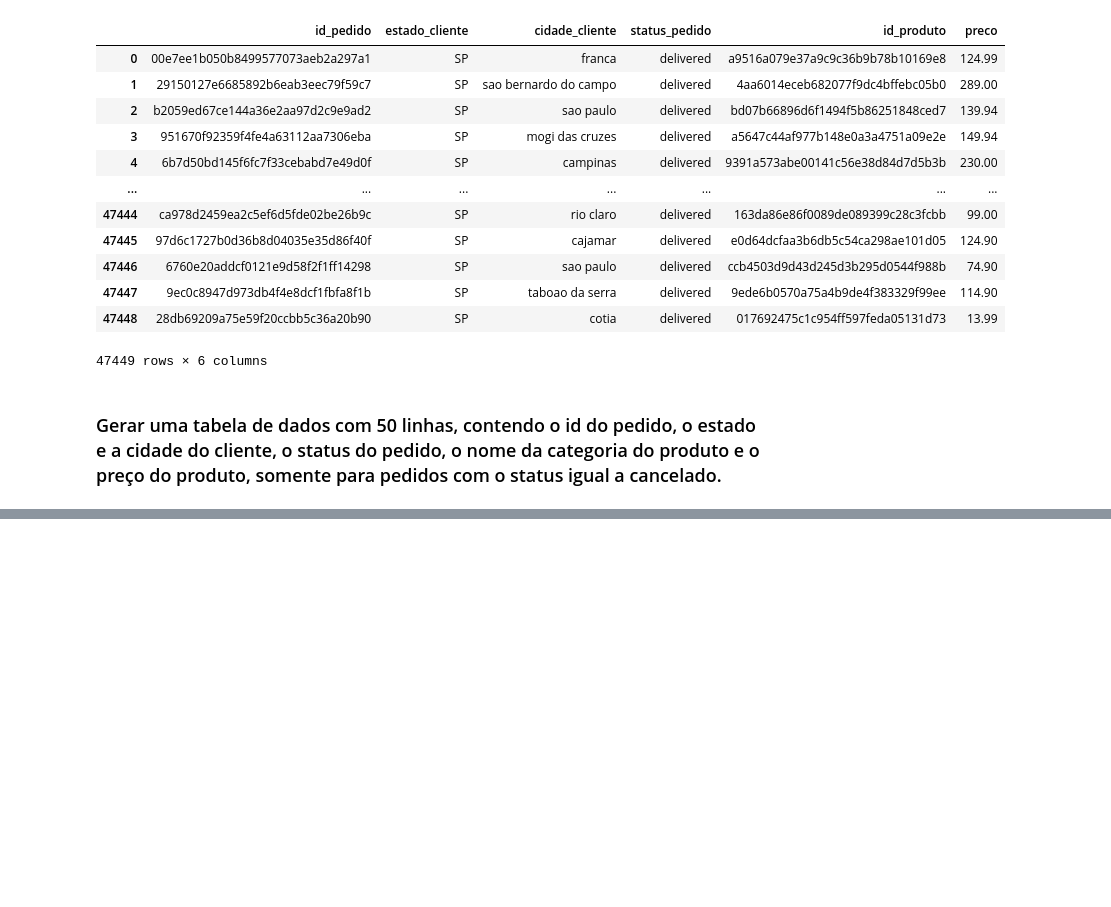
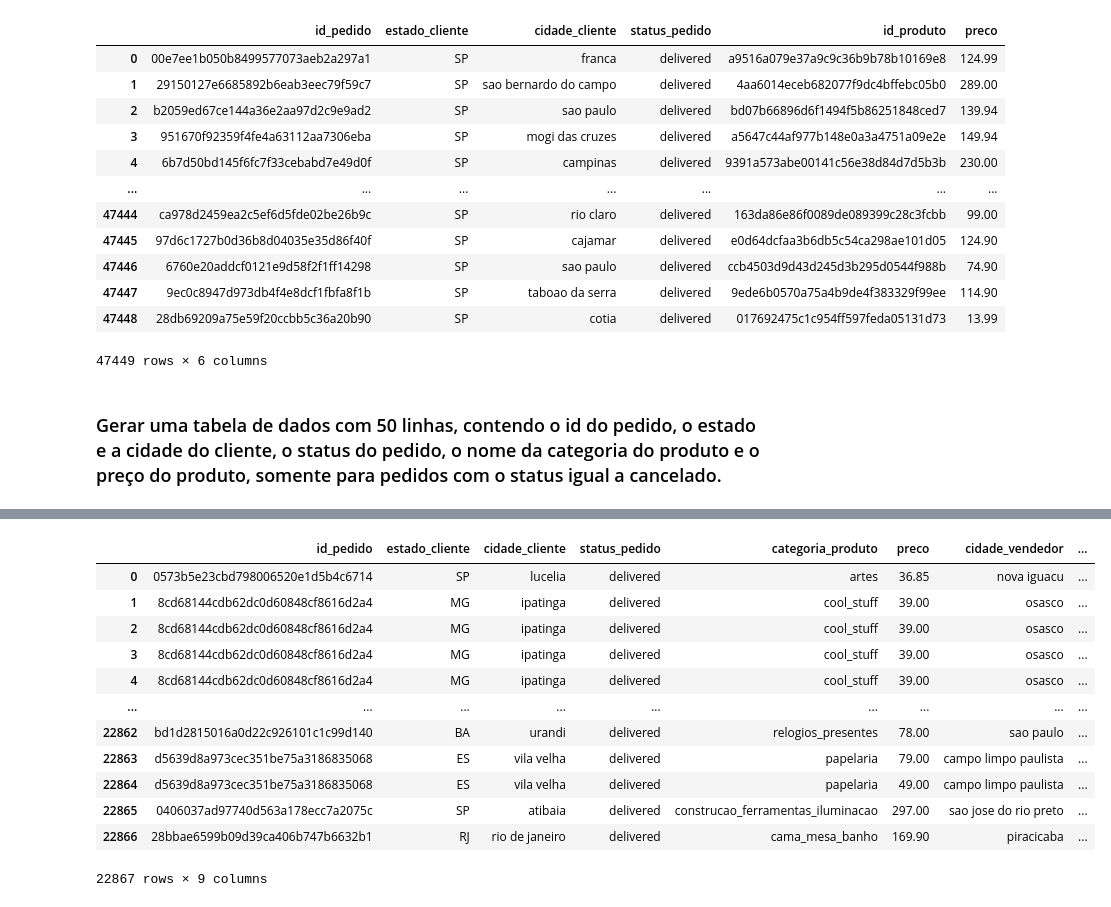
Before and after one commit to C41m/C41m-sql_ecommerce, a Jupyter notebook: sql.ipynb, the cells around one changed output, grey strips where cells are left out. Saved outputs shown, nothing was run; the diff lists cells and outputs as text; code cells hidden in the pictures; blank space fills up the shorter version.

```diff
--- a/sql.ipynb
+++ b/sql.ipynb
@@ -1611,0 +1699,43 @@ display(df)
+# %%
+cursor.execute(
+  """
+  SELECT
+    o.order_id AS id_pedido,
+    c.customer_state AS estado_cliente,
+    c.customer_city AS cidade_cliente,
+    o.order_status AS status_pedido,
+    p.product_category_name AS categoria_produto,
+    oi.price AS preco,
+    s.seller_city AS cidade_vendedor,
+    s.seller_state AS estado_vendedor,
+    op.payment_type AS tipo_pagamento
+  FROM
+    orders o
+    INNER JOIN customer c ON (o.customer_id = c.customer_id)
+    INNER JOIN order_items oi ON (o.order_id = oi.order_id)
+    INNER JOIN products p ON (oi.product_id = p.product_id)
+    INNER JOIN sellers s ON (oi.seller_id = s.seller_id)
+    INNER JOIN order_payments op ON (o.order_id = op.order_id)
+  WHERE
+    op.payment_type = "boleto"
+  """
+
+rows = cursor.fetchall()
+
+df = pd.DataFrame(rows, columns=["id_pedido", "estado_cliente", "cidade_cliente", "status_pedido", "categoria_produto", "preco", "cidade_vendedor", "estado_vendedor", "tipo_pagamento"])
+
+display(df)
+# %% [output]
+|  | id_pedido | estado_cliente | cidade_cliente | status_pedido | categoria_produto | preco | cidade_vendedor | ... |
+| 0 | 0573b5e23cbd798006520e1d5b4c6714 | SP | lucelia | delivered | artes | 36.85 | nova iguacu | ... |
+| 1 | 8cd68144cdb62dc0d60848cf8616d2a4 | MG | ipatinga | delivered | cool_stuff | 39.00 | osasco | ... |
+| 2 | 8cd68144cdb62dc0d60848cf8616d2a4 | MG | ipatinga | delivered | cool_stuff | 39.00 | osasco | ... |
+| 3 | 8cd68144cdb62dc0d60848cf8616d2a4 | MG | ipatinga | delivered | cool_stuff | 39.00 | osasco | ... |
+| 4 | 8cd68144cdb62dc0d60848cf8616d2a4 | MG | ipatinga | delivered | cool_stuff | 39.00 | osasco | ... |
+| ... | ... | ... | ... | ... | ... | ... | ... | ... |
+| 22862 | bd1d2815016a0d22c926101c1c99d140 | BA | urandi | delivered | relogios_presentes | 78.00 | sao paulo | ... |
+| 22863 | d5639d8a973cec351be75a3186835068 | ES | vila velha | delivered | papelaria | 79.00 | campo limpo paulista | ... |
+| 22864 | d5639d8a973cec351be75a3186835068 | ES | vila velha | delivered | papelaria | 49.00 | campo limpo paulista | ... |
+| 22865 | 0406037ad97740d563a178ecc7a2075c | SP | atibaia | delivered | construcao_ferramentas_iluminacao | 297.00 | sao jose do rio preto | ... |
+| 22866 | 28bbae6599b09d39ca406b747b6632b1 | RJ | rio de janeiro | delivered | cama_mesa_banho | 169.90 | piracicaba | ... |
+22867 rows × 9 columns
```
Also changed, not shown: parts of 4 cells of this notebook, 1 other file.
